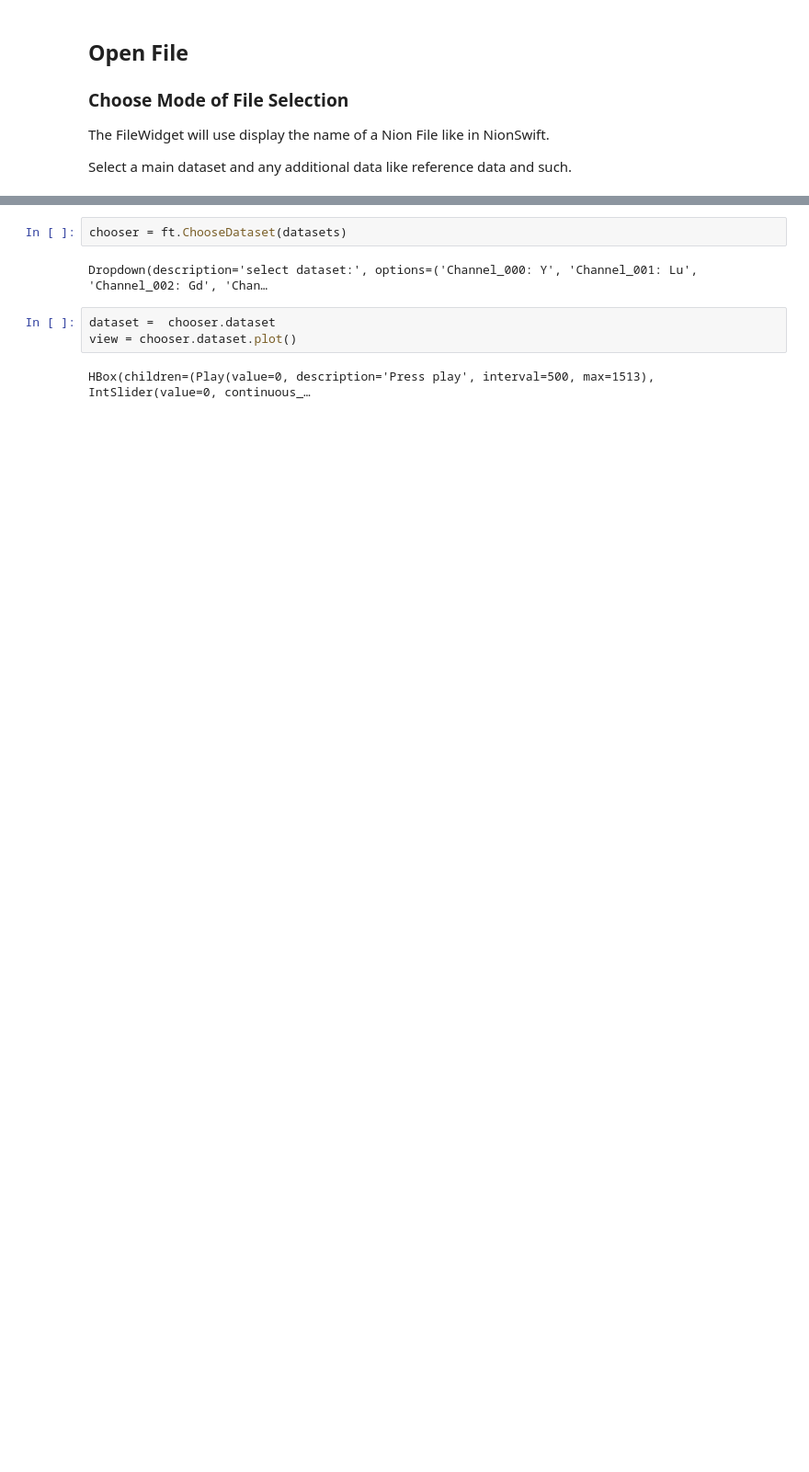
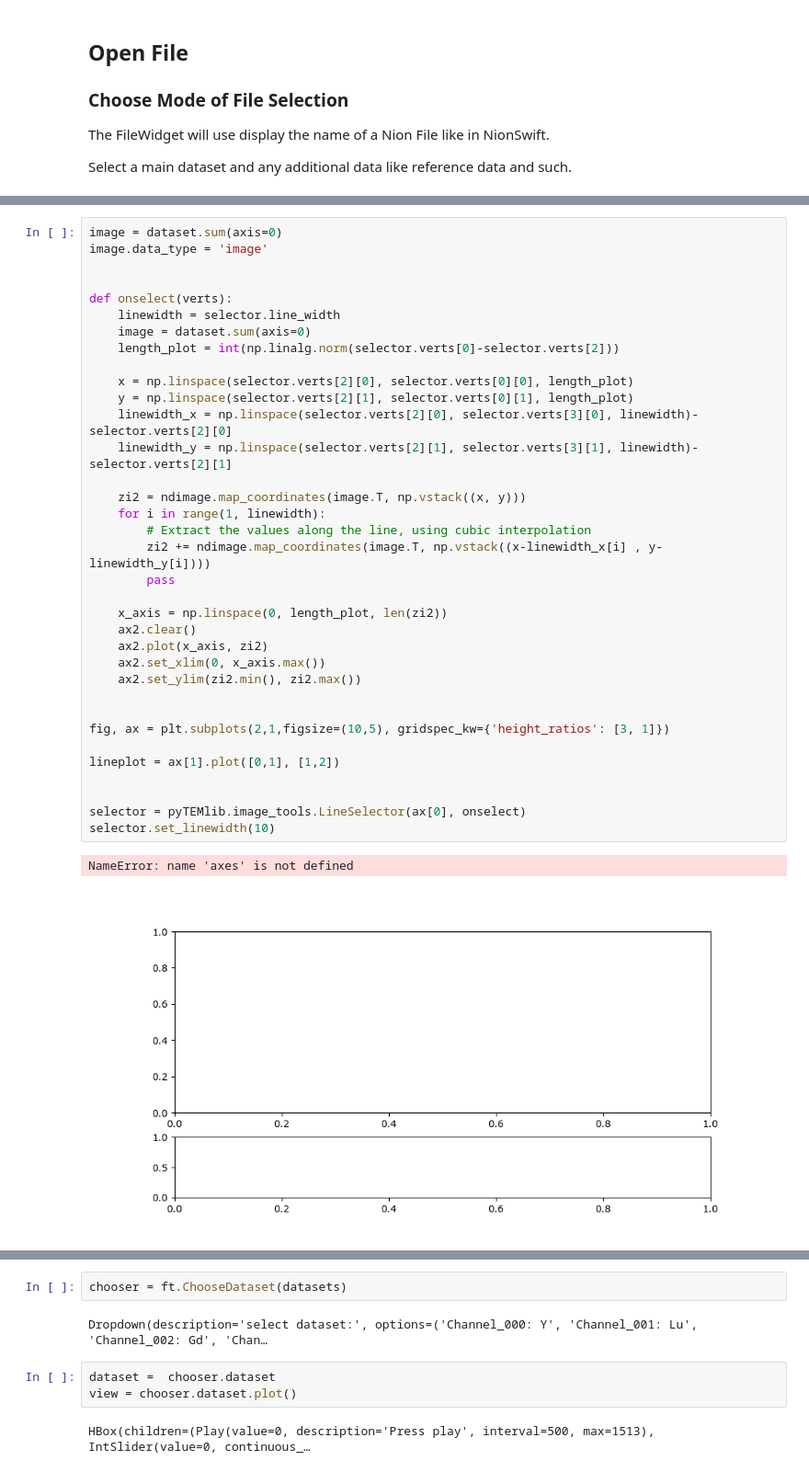
Before and after one commit to pycroscopy/pyTEMlib, a Jupyter notebook: notebooks/Imaging/View_Files.ipynb, the cells around one changed output, grey strips where cells are left out. Shown at 92% size. Drawn from its saved outputs; the diff is of its cells as text; blank space fills up the shorter version.

```diff
--- a/notebooks/Imaging/View_Files.ipynb
+++ b/notebooks/Imaging/View_Files.ipynb
@@ -141,0 +148,38 @@ We really would need an image stack
+# %%
+image = dataset.sum(axis=0)
+image.data_type = 'image'
+
+
+def onselect(verts):
+    linewidth = selector.line_width
+    image = dataset.sum(axis=0)
+    length_plot = int(np.linalg.norm(selector.verts[0]-selector.verts[2]))
+
+    x = np.linspace(selector.verts[2][0], selector.verts[0][0], length_plot)
+    y = np.linspace(selector.verts[2][1], selector.verts[0][1], length_plot)
+    linewidth_x = np.linspace(selector.verts[2][0], selector.verts[3][0], linewidth)-selector.verts[2][0]
+    linewidth_y = np.linspace(selector.verts[2][1], selector.verts[3][1], linewidth)-selector.verts[2][1]
+
+    zi2 = ndimage.map_coordinates(image.T, np.vstack((x, y)))
+    for i in range(1, linewidth):
+        # Extract the values along the line, using cubic interpolation
+        zi2 += ndimage.map_coordinates(image.T, np.vstack((x-linewidth_x[i] , y-linewidth_y[i])))
+        pass
+
+    x_axis = np.linspace(0, length_plot, len(zi2))
+    ax2.clear()
+    ax2.plot(x_axis, zi2)
+    ax2.set_xlim(0, x_axis.max())
+    ax2.set_ylim(zi2.min(), zi2.max())
+
+
+fig, ax = plt.subplots(2,1,figsize=(10,5), gridspec_kw={'height_ratios': [3, 1]})
+
+lineplot = ax[1].plot([0,1], [1,2])
+
+
+selector = pyTEMlib.image_tools.LineSelector(ax[0], onselect)
+selector.set_linewidth(10)
+# %% [output]
+NameError: name 'axes' is not defined
+[figure, added]
```
Also changed, not shown: parts of 14 cells of this notebook, 12 other files.
